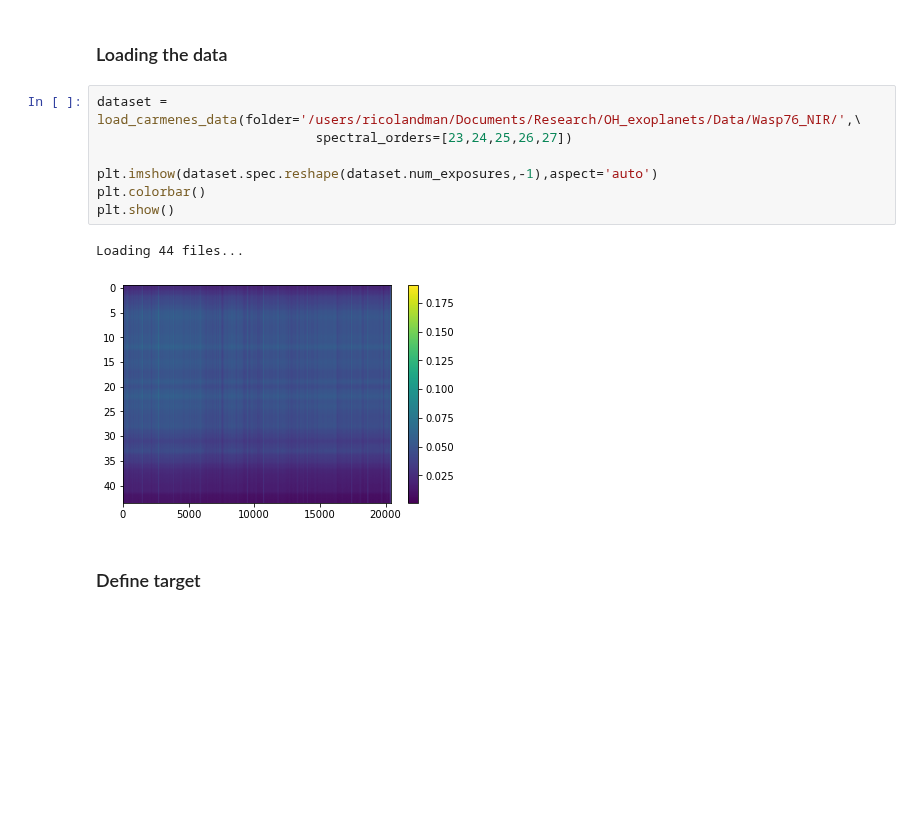
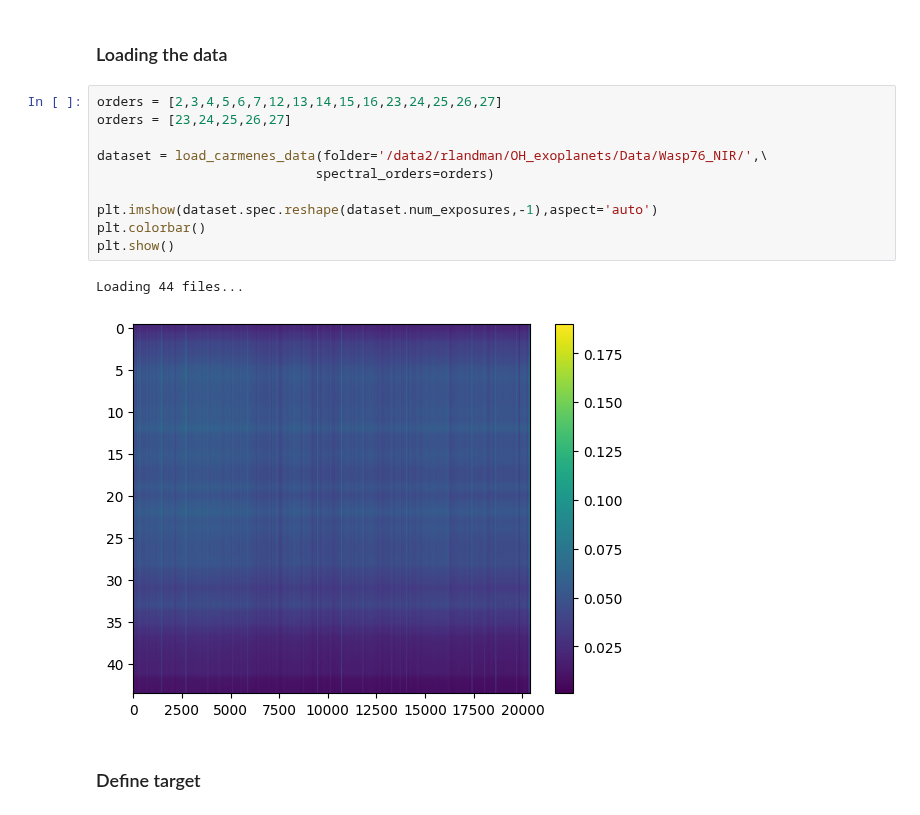
Before and after one commit to ricolandman/redexo, a Jupyter notebook: examples/OH_wasp76b.ipynb, the cells around one changed output. Cells and saved outputs as stored; diff of their text form; blank space fills up the shorter version.

```diff
--- a/examples/OH_wasp76b.ipynb
+++ b/examples/OH_wasp76b.ipynb
@@ -11,15 +11,18 @@ import matplotlib.pyplot as plt
 # %% [markdown]
 ### Loading the data
 # %%
-dataset = load_carmenes_data(folder='/users/ricolandman/Documents/Research/OH_exoplanets/Data/Wasp76_NIR/',\
-                            spectral_orders=[23,24,25,26,27])
+orders = [2,3,4,5,6,7,12,13,14,15,16,23,24,25,26,27]
+orders = [23,24,25,26,27]
+
+dataset = load_carmenes_data(folder='/data2/rlandman/OH_exoplanets/Data/Wasp76_NIR/',\
+                            spectral_orders=orders)
 
 plt.imshow(dataset.spec.reshape(dataset.num_exposures,-1),aspect='auto')
 plt.colorbar()
 plt.show()
 # %% [output]
 Loading 44 files...
-[figure, old version]
+[figure, new version]
 # %% [markdown]
 ### Define target
 # %%
```
Also changed, not shown: parts of 5 cells of this notebook.
